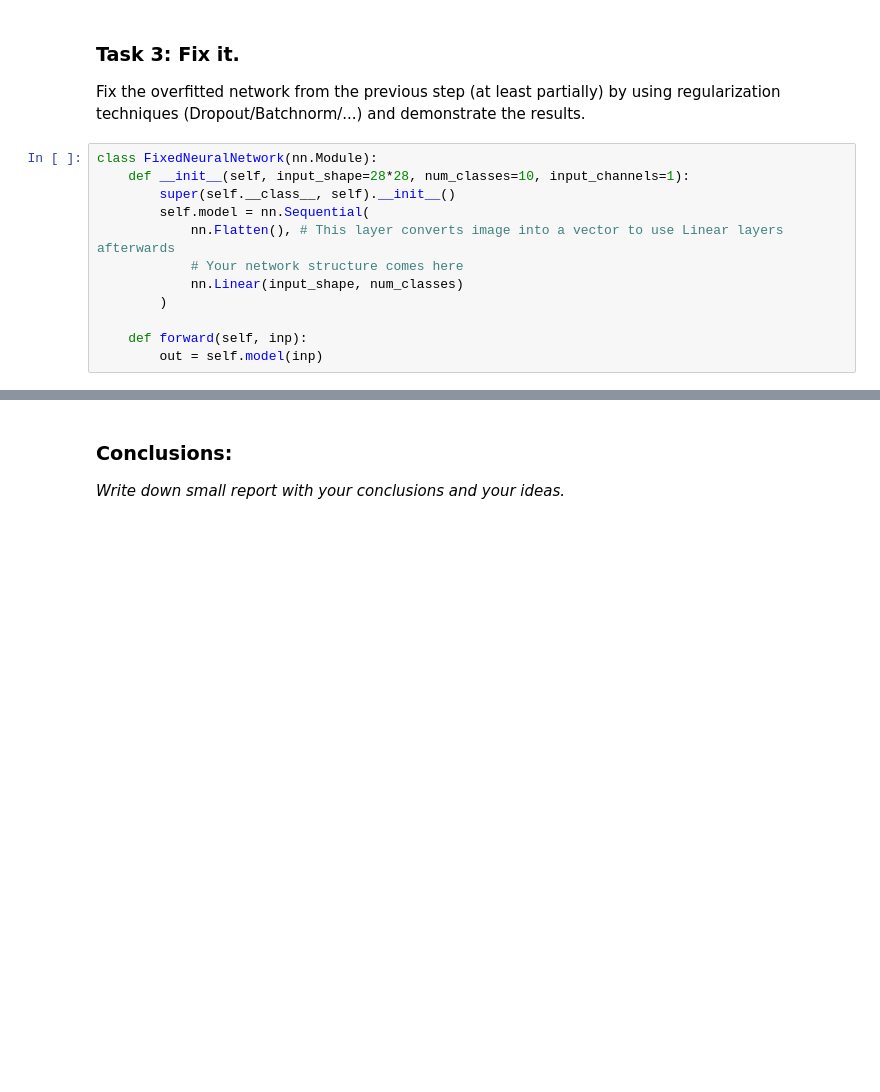
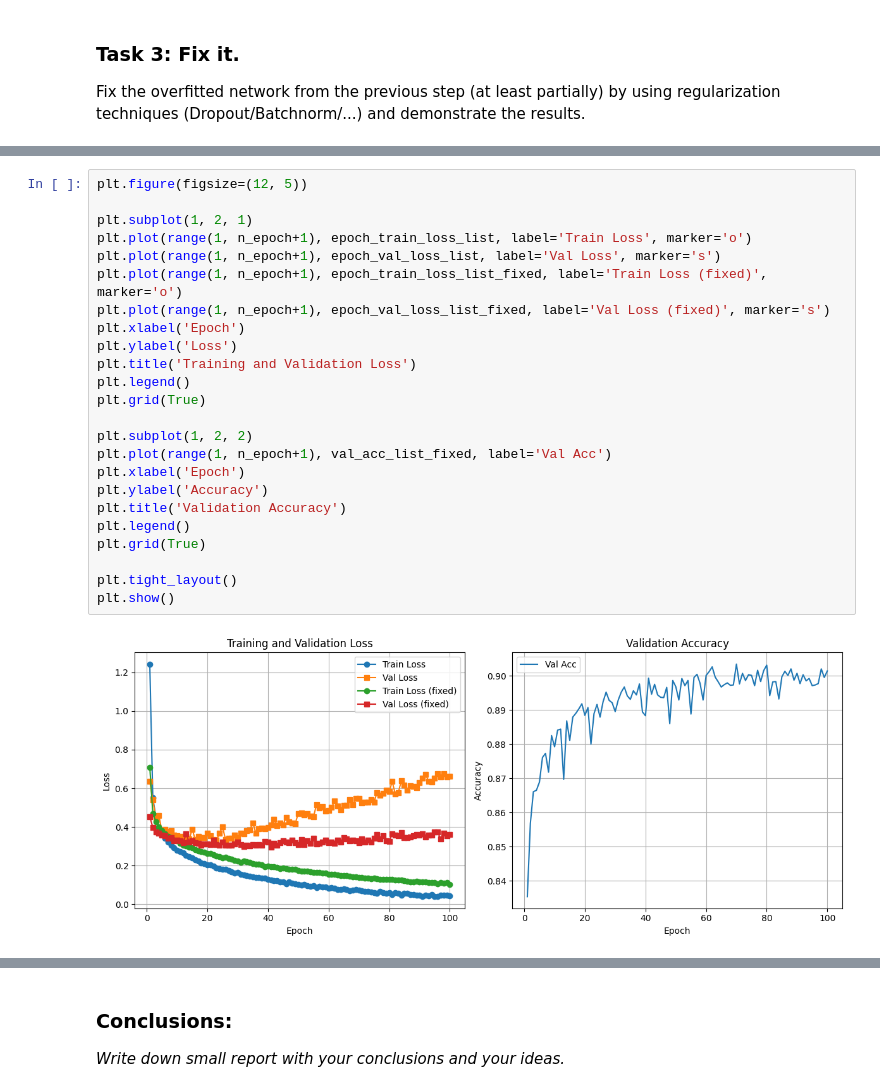
Before and after one commit to frest1ler/ml_homework, a Jupyter notebook: lab02_deep_learning/Lab2_DL_part2_overfitting.ipynb, the cells around one changed output, grey strips where cells are left out. Saved outputs shown, nothing was run; the diff lists cells and outputs as text; blank space fills up the shorter version.

```diff
--- a/lab02_deep_learning/Lab2_DL_part2_overfitting.ipynb
+++ b/lab02_deep_learning/Lab2_DL_part2_overfitting.ipynb
@@ -346,15 +344,3 @@ plt.show()
 # %% [markdown]
 ### Task 3: Fix it.
 Fix the overfitted network from the previous step (at least partially) by using regularization techniques (Dropout/Batchnorm/...) and demonstrate the results.
-# %%
-class FixedNeuralNetwork(nn.Module):
-    def __init__(self, input_shape=28*28, num_classes=10, input_channels=1):
-        super(self.__class__, self).__init__()
-        self.model = nn.Sequential(
-            nn.Flatten(), # This layer converts image into a vector to use Linear layers afterwards
-            # Your network structure comes here
-            nn.Linear(input_shape, num_classes)
-        )
-
-    def forward(self, inp):
-        out = self.model(inp)
@@ -386,0 +472,26 @@ SyntaxError: invalid syntax (2188921326.py, line 2)
+# %%
+plt.figure(figsize=(12, 5))
+
+plt.subplot(1, 2, 1)
+plt.plot(range(1, n_epoch+1), epoch_train_loss_list, label='Train Loss', marker='o')
+plt.plot(range(1, n_epoch+1), epoch_val_loss_list, label='Val Loss', marker='s')
+plt.plot(range(1, n_epoch+1), epoch_train_loss_list_fixed, label='Train Loss (fixed)', marker='o')
+plt.plot(range(1, n_epoch+1), epoch_val_loss_list_fixed, label='Val Loss (fixed)', marker='s')
+plt.xlabel('Epoch')
+plt.ylabel('Loss')
+plt.title('Training and Validation Loss')
+plt.legend()
+plt.grid(True)
+
+plt.subplot(1, 2, 2)
+plt.plot(range(1, n_epoch+1), val_acc_list_fixed, label='Val Acc')
+plt.xlabel('Epoch')
+plt.ylabel('Accuracy')
+plt.title('Validation Accuracy')
+plt.legend()
+plt.grid(True)
+
+plt.tight_layout()
+plt.show()
+# %% [output]
+[figure, added]
```
Also changed, not shown: parts of 11 cells of this notebook.
